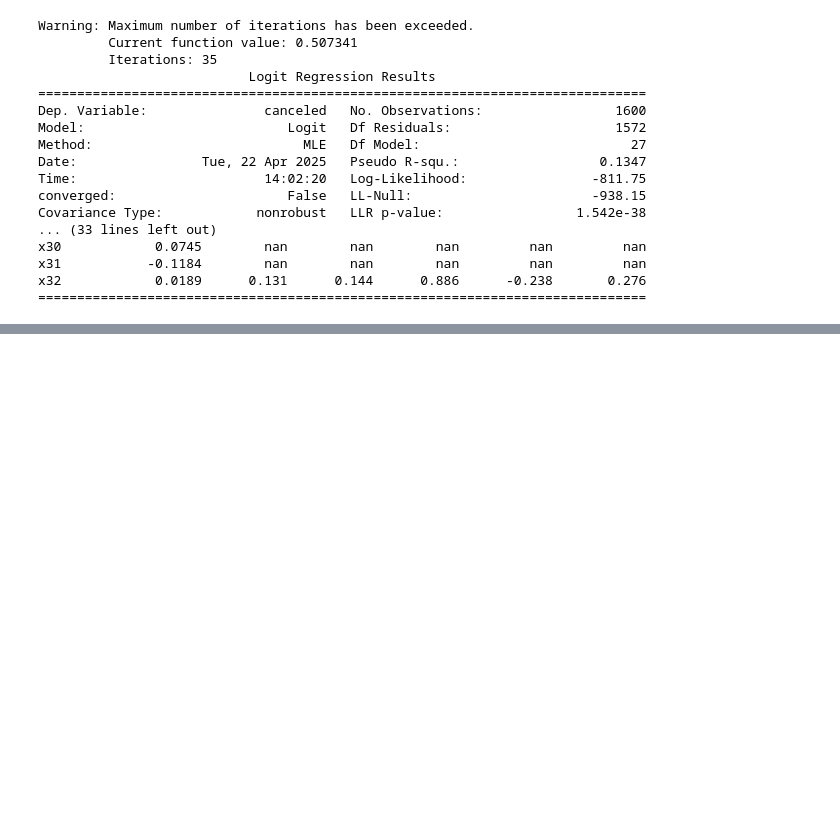
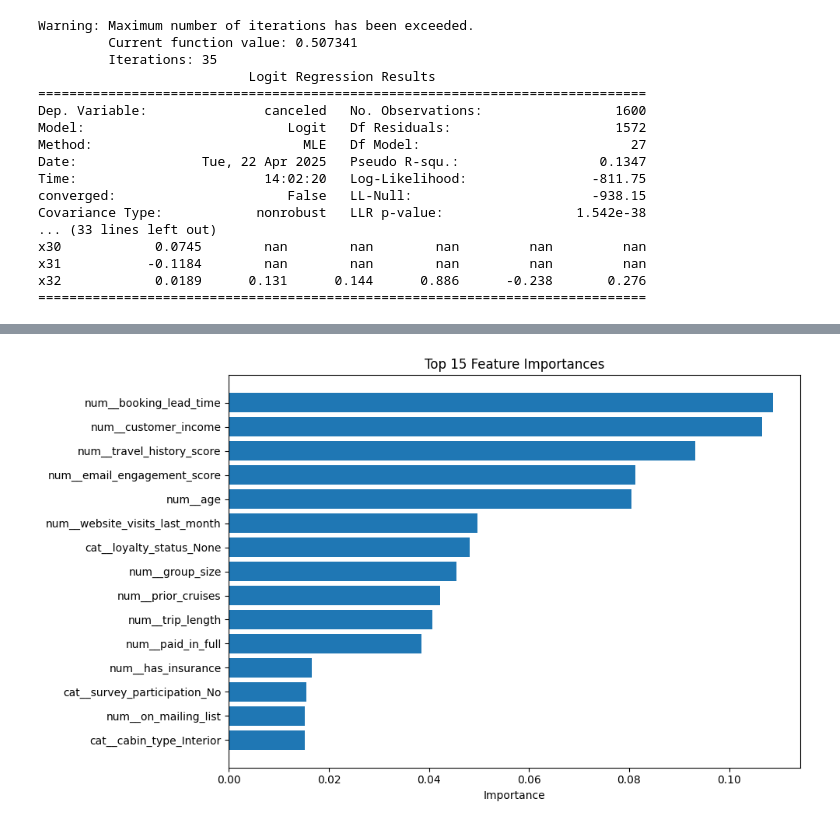
Before and after one commit to CYXNBNBNB/AD654-Sp25A3-Project, a Jupyter notebook: 67.ipynb, the cells around one changed output, grey strips where cells are left out. Drawn from its saved outputs; the diff is of its cells as text; code cells hidden in the pictures; blank space fills up the shorter version.

```diff
--- a/67.ipynb
+++ b/67.ipynb
@@ -212,0 +213,26 @@ x32            0.0189      0.131      0.144      0.886      -0.238       0.276
+# %%
+from sklearn.ensemble import RandomForestClassifier
+from sklearn.pipeline import Pipeline
+from sklearn.metrics import accuracy_score, classification_report
+
+# 1. 定义随机森林分类器
+rf_model = RandomForestClassifier(n_estimators=100, random_state=654)
+
+# 2. 创建新的 Pipeline（使用同样的 preprocessor）
+rf_pipeline = Pipeline(steps=[
+    ('preprocessor', preprocessor),
+    ('classifier', rf_model)
+])
+
+# 3. 拆分数据集（如果你之前已经拆好了 X_train 和 y_train，可以跳过这一步）
+# X_train, X_test, y_train, y_test = train_test_split(X, y, test_size=0.2, random_state=654)
+
+# 4. 训练模型
+rf_pipeline.fit(X_train, y_train)
+
+# 5. 预测
+y_pred_rf = rf_pipeline.predict(X_test)
+
+# 6. 输出结果
+print("🎯 Random Forest Accuracy:", accuracy_score(y_test, y_pred_rf))
+print("\n📋 Classification Report:\n", classification_report(y_test, y_pred_rf))
@@ -212,0 +251,20 @@ x32            0.0189      0.131      0.144      0.886      -0.238       0.276
+# %%
+import matplotlib.pyplot as plt
+
+# 获取特征名（处理过的）
+feature_names = rf_pipeline.named_steps['preprocessor'].get_feature_names_out()
+
+# 获取特征重要性
+importances = rf_pipeline.named_steps['classifier'].feature_importances_
+
+# 可视化前 15 个重要特征
+indices = importances.argsort()[::-1][:15]
+plt.figure(figsize=(10,6))
+plt.title("Top 15 Feature Importances")
+plt.barh(range(len(indices)), importances[indices][::-1], align='center')
+plt.yticks(range(len(indices)), [feature_names[i] for i in indices][::-1])
+plt.xlabel('Importance')
+plt.tight_layout()
+plt.show()
+# %% [output]
+[figure, added]
```
Also changed, not shown: parts of 9 cells of this notebook.
